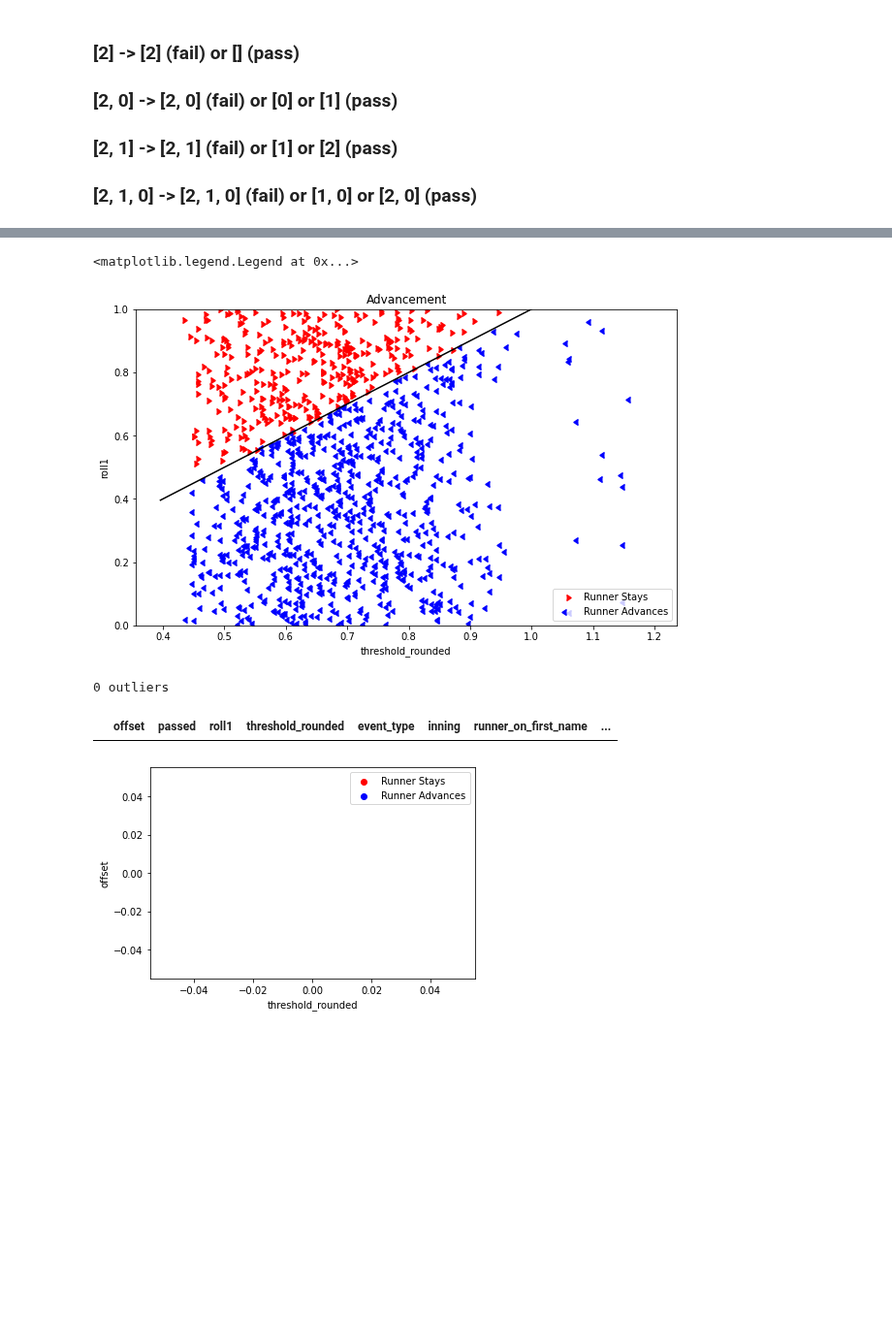
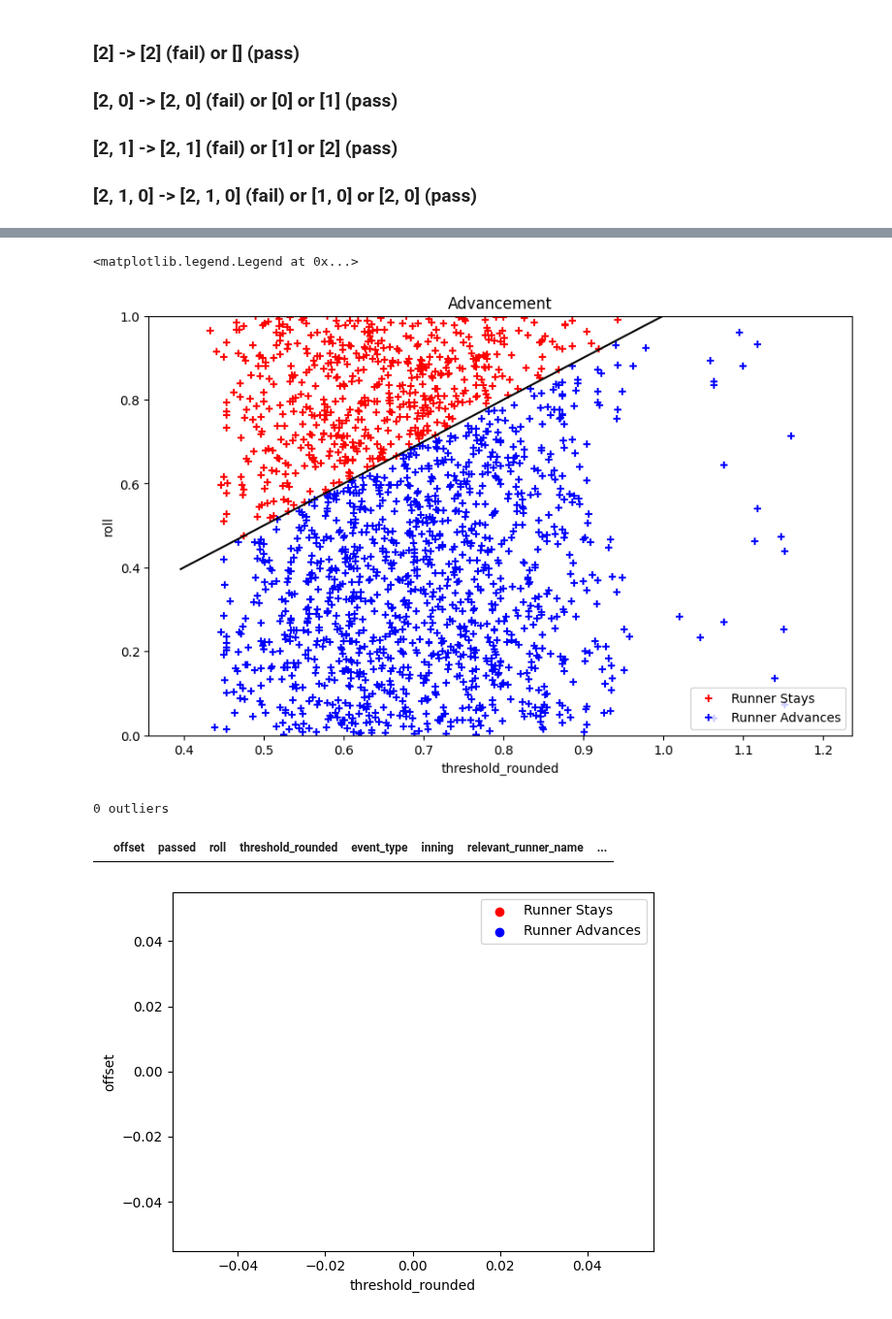
Before and after one commit to xSke/resim, a Jupyter notebook: notebooks/flyouts_master.ipynb, the cells around one changed output, grey strips where cells are left out. Shown at 97% size. Drawn from its saved outputs; the diff is of its cells as text; code cells hidden in the pictures; blank space fills up the shorter version.

```diff
--- a/notebooks/flyouts_master.ipynb
+++ b/notebooks/flyouts_master.ipynb
@@ -346,0 +129,11 @@ See the caveats in the documentation: https://pandas.pydata.org/pandas-docs/stab
+# %%
+dfc0 = df[df['event_type']=='advance_0']
+# Plot the roll
+# fig, ax = plt.subplots(1, figsize=(10, 6), facecolor='white')
+# ax.hist(
+#     dfc0['roll'],
+#     bins=10,
+#     range=[0.,1.],
+#     color="green",
+#     alpha = 0.5
+# )
@@ -983,14 +727,14 @@ sorted(zip(coef_list, X.columns), key=lambda x: abs(x[0]), reverse=True)
 # Make scatter plot
 
 # Manual threshold
-dfc["threshold_rounded"] = 0.45 + 0.35 * dfc["runner_on_third_indulgence_with_vibe"] - 0.10 * (dfc["ballpark_elongation"] - 0.5) - 0.10 * (dfc["ballpark_inconvenience"] - 0.5)
+dfc["threshold_rounded"] = 0.45 + 0.35 * dfc["relevant_runner_indulgence_vibes"] - 0.10 * dfc["ballpark_elongation"] - 0.10 * dfc["ballpark_inconvenience"]
 for thing in range(0,300,10):
     dfc.loc[dfc["threshold_rounded"].idxmax()]['threshold_rounded']
 
 # SVC threshold
 dfc["threshold"] = -intercept_scaled[0]
 for pair in zip(-np.array(coef_list), X.columns):
-    if pair[1] != "roll1":
+    if pair[1] != "roll":
         dfc["threshold"] += pair[0] * dfc[pair[1]]
 # dfc["threshold_rounded"] = dfc["threshold_rounded"].clip(lower=0.001)
 
@@ -998,23 +742,23 @@ x_val = "threshold_rounded"
 fig, ax = plt.subplots(1, figsize=(10, 6), facecolor='white')
 ax.scatter(
     dfc[~dfc["passed"]][x_val],
-    dfc[~dfc["passed"]]["roll1"],
+    dfc[~dfc["passed"]]["roll"],
     color="red",
     label="Runner Stays",
-    marker=CARETRIGHTBASE,
+    marker="+",
 )
 ax.scatter(
     dfc[dfc["passed"]][x_val],
-    dfc[dfc["passed"]]["roll1"],
+    dfc[dfc["passed"]]["roll"],
 
     color="blue",
     label="Runner Advances",
-    marker=CARETLEFTBASE,
+    marker="+",
 )
 # ax.set_xscale('log')
 # ax.set_yscale('log')
 ax.set_xlabel(x_val)
-ax.set_ylabel("roll1")
+ax.set_ylabel("roll")
 ax.set_title("Advancement")
 # ax.set_xlim(0.484, 0.499)
 ax.set_ylim(0, 1)
@@ -1024,10 +768,10 @@ ax.plot(ax.get_xlim(), ax.get_xlim(), "k")
 ax.legend()
 # %% [output]
 <matplotlib.legend.Legend at 0x...>
-[figure, old version]
+[figure, new version]
 # %%
 # Outliers
-dfc["offset"] = dfc["roll1"] - dfc["threshold_rounded"]
+dfc["offset"] = dfc["roll"] - dfc["threshold_rounded"]
 outliers = dfc[(dfc["passed"] & (dfc["offset"] >= 0)) | (~dfc["passed"] & (dfc["offset"] <= 0))]
 print(f"{len(outliers)} outliers")
 
@@ -1039,39 +783,40 @@ ax.scatter(
     color="red",
     label="Runner Stays",
 )
 ax.scatter(
     outliers[outliers["passed"]][x_val],
     outliers[outliers["passed"]]["offset"],
     color="blue",
     label="Runner Advances",
 )
 ax.set_xlabel(x_val)
 ax.set_ylabel("offset")
 ax.legend()
 
 outliers[
     [
         "offset",
         "passed",
-        "roll1",
+        "roll",
         "threshold_rounded",
         "event_type",
         "inning",
-        "runner_on_first_name",
-        "runner_on_first_mods",
+        "relevant_runner_name",
+        "relevant_runner_mods",
         "batting_team_mods",
-        "fielder_name",
-        "fielder_mods",
-        "pitcher_name",
-        "pitcher_mods",
+        # "fielder_name",
+        # "fielder_mods",
+        # "pitcher_name",
+        # "pitcher_mods",
         "pitching_team_mods",
         "season",
         "day",
+        "weather",
         "game_id",
         "play_count",
     ]
 ].sort_values("offset", ascending=True)
 # %% [output]
 0 outliers
-|  | offset | passed | roll1 | threshold_rounded | event_type | inning | runner_on_first_name | ... |
+|  | offset | passed | roll | threshold_rounded | event_type | inning | relevant_runner_name | ... |
-[figure, old version]
+[figure, new version]
```
Also changed, not shown: parts of 32 cells of this notebook.
